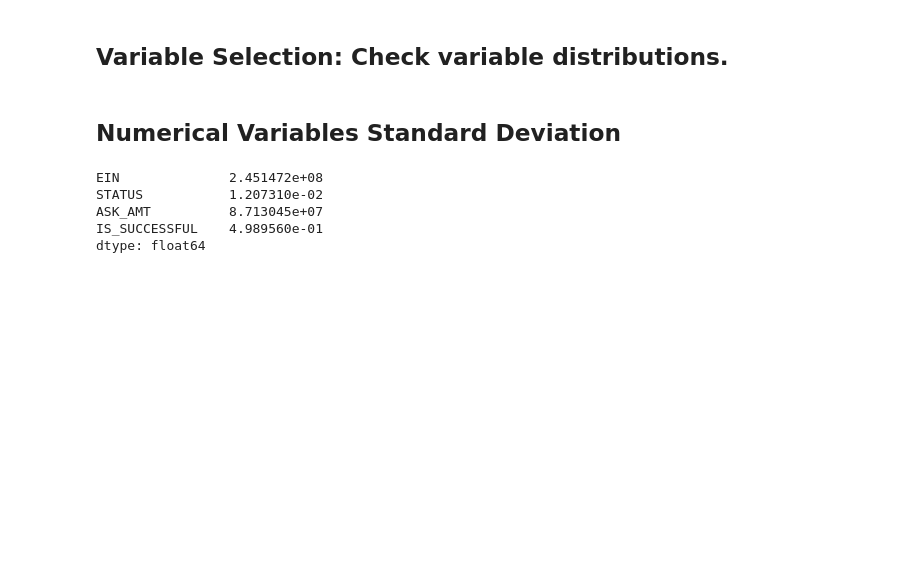
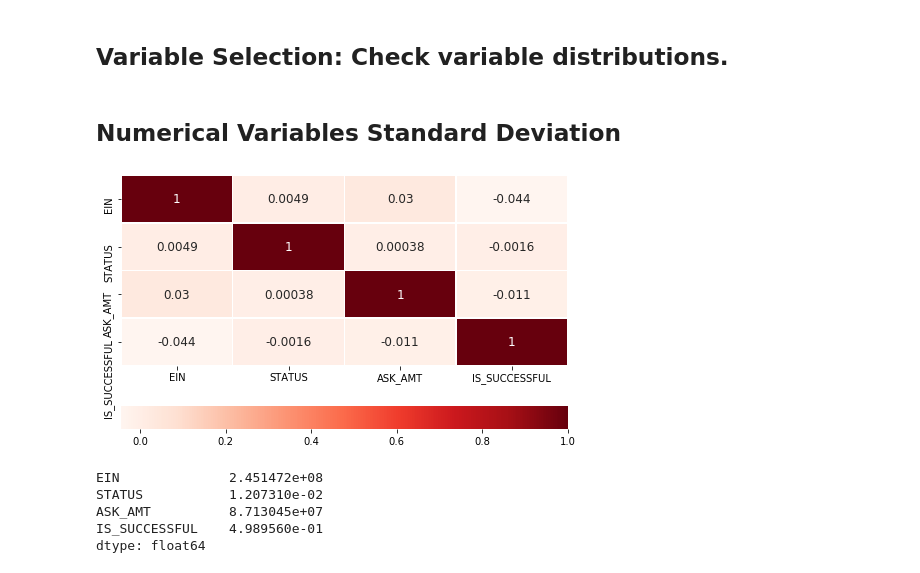
Before and after one commit to karenmxm/NeuralNetworks_DeepLearning, a Jupyter notebook: AlphabetSoupChallenge.ipynb, the cells around one changed output. Drawn from its saved outputs; the diff is of its cells as text; code cells hidden in the pictures; blank space fills up the shorter version.

Commit message:
editing  AlphabetSoupChallenge.ipynb

```diff
--- a/AlphabetSoupChallenge.ipynb
+++ b/AlphabetSoupChallenge.ipynb
@@ -46,6 +46,17 @@ dtype: object
 ## Variable Selection: Check variable distributions.
 # %% [markdown]
 ## Numerical Variables Standard Deviation
+# %%
+# Plot correlation matrix
+from matplotlib import pyplot as plt
+import seaborn as sns
+plt.rcParams["figure.figsize"] = 8, 5
+res = sns.heatmap(AlphabetSoup_df.corr(), annot = True, linewidth=.5, cmap="Reds",annot_kws={"size":12}, cbar_kws={"orientation": "horizontal"})
+res.set_xticklabels(res.get_xmajorticklabels(), fontsize = 10)
+res.set_yticklabels(res.get_ymajorticklabels(), fontsize = 10)
+plt.savefig("Corr_Matrix_Heat_Map.png")
+# %% [output]
+[figure, added]
 # %%
 # Check numerical varialbe std
 AlphabetSoup_df.std(axis=0)
```
Also changed, not shown: parts of 7 cells of this notebook.
